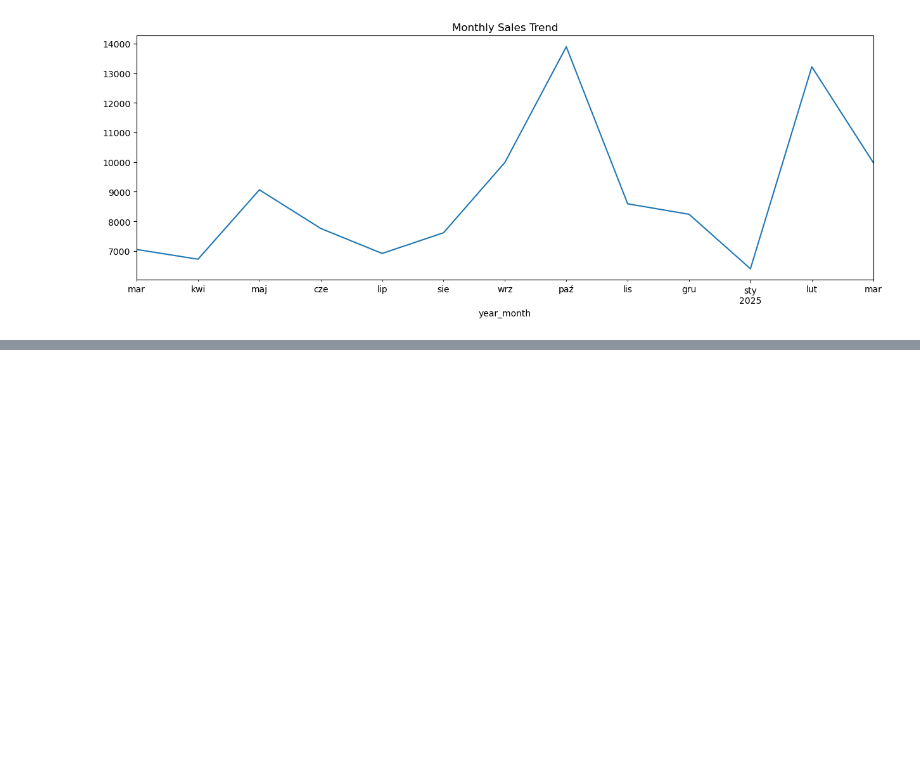
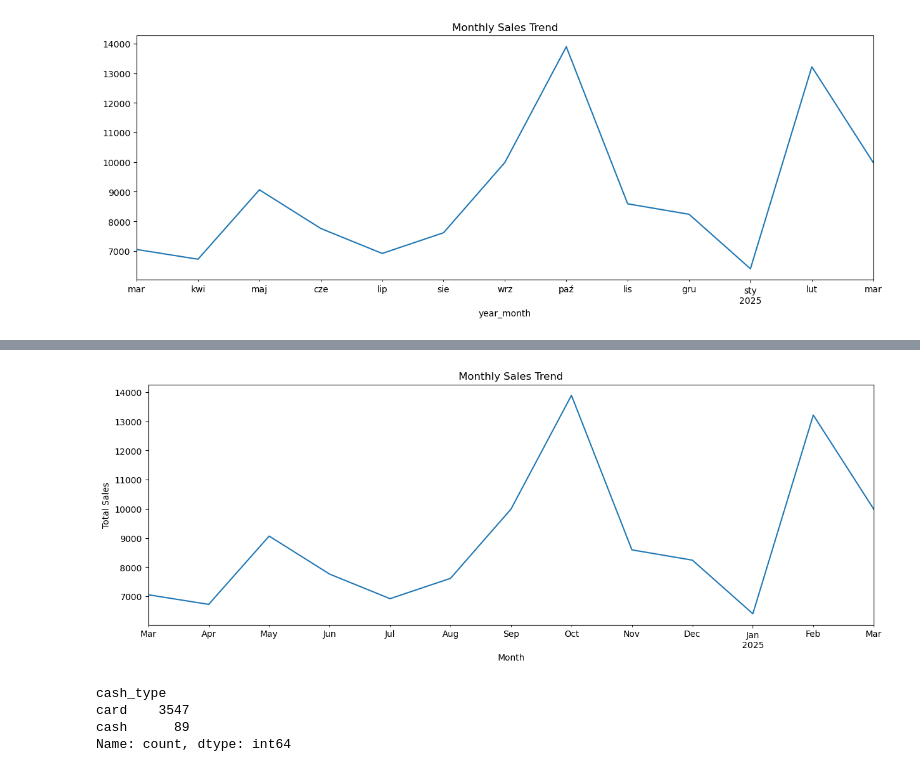
Before and after one commit to mtszczepaniak/Coffee_Sales_Analysis, a Jupyter notebook: Coffee_Sales_Analysis_EDA.ipynb, the cells around one changed output, grey strips where cells are left out. Drawn from its saved outputs; the diff is of its cells as text; code cells hidden in the pictures; blank space fills up the shorter version.

```diff
--- a/Coffee_Sales_Analysis_EDA.ipynb
+++ b/Coffee_Sales_Analysis_EDA.ipynb
@@ -70,3 +70,7 @@ df.groupby('year_month')['money'].sum().plot(kind='line', title="Monthly Sales T
 # %% [output]
 <Axes: title={'center': 'Monthly Sales Trend'}, xlabel='year_month'>
 [figure]
+# %%
+# grouped sales by month and year
+monthly_sales = df.groupby('year_month')['money'].sum().reset_index()
+print(monthly_sales)
@@ -72,0 +92,16 @@ df.groupby('year_month')['money'].sum().plot(kind='line', title="Monthly Sales T
+# %%
+monthly_sales.plot(kind="line",x="year_month",  y="money", figsize=(15,5), legend=False)
+plt.xlabel("Month")
+plt.ylabel("Total Sales")
+plt.title("Monthly Sales Trend")
+plt.grid(False)
+plt.show()
+# %% [output]
+[figure, added]
+# %%
+df['cash_type'].value_counts()
+# %% [output]
+cash_type
+card    3547
+cash      89
+Name: count, dtype: int64
```
Also changed, not shown: parts of 7 cells of this notebook.
